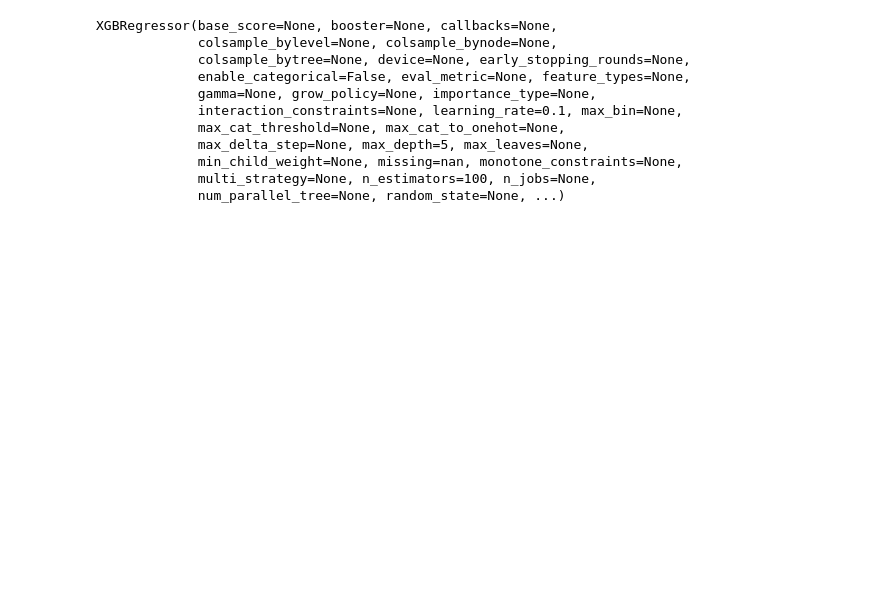
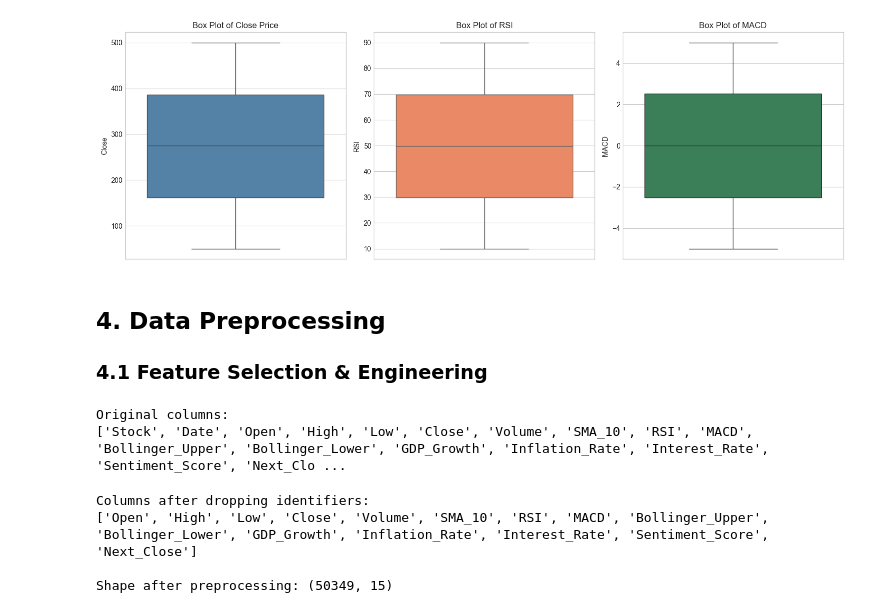
Before and after one commit to ipurnendu26/Stock-Price-Prediction-using-XGboost-, a Jupyter notebook: Stock Price Prediction using XGboost .ipynb, the cells around one changed output. Cells and saved outputs as stored; diff of their text form; code cells hidden in the pictures; blank space fills up the shorter version.

```diff
--- a/Stock Price Prediction using XGboost .ipynb
+++ b/Stock Price Prediction using XGboost .ipynb
@@ -95,2 +220,46 @@ y = df1['close']
+# %%
+# Box plots for key features
+fig, axes = plt.subplots(1, 3, figsize=(15, 5))
+
+sns.boxplot(data=df, y='Close', ax=axes[0], color='steelblue')
+axes[0].set_title('Box Plot of Close Price')
+
+sns.boxplot(data=df, y='RSI', ax=axes[1], color='coral')
+axes[1].set_title('Box Plot of RSI')
+
+sns.boxplot(data=df, y='MACD', ax=axes[2], color='seagreen')
+axes[2].set_title('Box Plot of MACD')
+
+plt.tight_layout()
+plt.show()
+# %% [output]
+[figure, added]
+# %% [markdown]
+## 4. Data Preprocessing
+
+### 4.1 Feature Selection & Engineering
+# %%
+# Create a copy of the dataframe for preprocessing
+df_processed = df.copy()
+
+# Display original columns
+print("Original columns:")
+print(df_processed.columns.tolist())
+# %% [output]
+Original columns:
+['Stock', 'Date', 'Open', 'High', 'Low', 'Close', 'Volume', 'SMA_10', 'RSI', 'MACD', 'Bollinger_Upper', 'Bollinger_Lower', 'GDP_Growth', 'Inflation_Rate', 'Interest_Rate', 'Sentiment_Score', 'Next_Clo ...
 # %%
-x_train, x_test,y_train, y_test = train_test_split(x,y, test_size=0.2,random_state=42)
+# Drop non-numeric columns that won't be used for prediction
+# Stock and Date are identifiers, not features for the model
+columns_to_drop = ['Stock', 'Date', 'Target']  # Target is classification, we use Next_Close for regression
+
+df_processed = df_processed.drop(columns_to_drop, axis=1)
+
+print("Columns after dropping identifiers:")
+print(df_processed.columns.tolist())
+print(f"\nShape after preprocessing: {df_processed.shape}")
+# %% [output]
+Columns after dropping identifiers:
+['Open', 'High', 'Low', 'Close', 'Volume', 'SMA_10', 'RSI', 'MACD', 'Bollinger_Upper', 'Bollinger_Lower', 'GDP_Growth', 'Inflation_Rate', 'Interest_Rate', 'Sentiment_Score', 'Next_Close']
+
+Shape after preprocessing: (50349, 15)
@@ -99,14 +265,0 @@ model = XGBRegressor(n_estimators=100, max_depth=5, learning_rate=0.1)
-# %%
-model.fit(x_train, y_train)
-# %% [output]
-XGBRegressor(base_score=None, booster=None, callbacks=None,
-             colsample_bylevel=None, colsample_bynode=None,
-             colsample_bytree=None, device=None, early_stopping_rounds=None,
-             enable_categorical=False, eval_metric=None, feature_types=None,
-             gamma=None, grow_policy=None, importance_type=None,
-             interaction_constraints=None, learning_rate=0.1, max_bin=None,
-             max_cat_threshold=None, max_cat_to_onehot=None,
-             max_delta_step=None, max_depth=5, max_leaves=None,
-             min_child_weight=None, missing=nan, monotone_constraints=None,
-             multi_strategy=None, n_estimators=100, n_jobs=None,
-             num_parallel_tree=None, random_state=None, ...)
```
Also changed, not shown: parts of 52 cells of this notebook, 4 other files.
